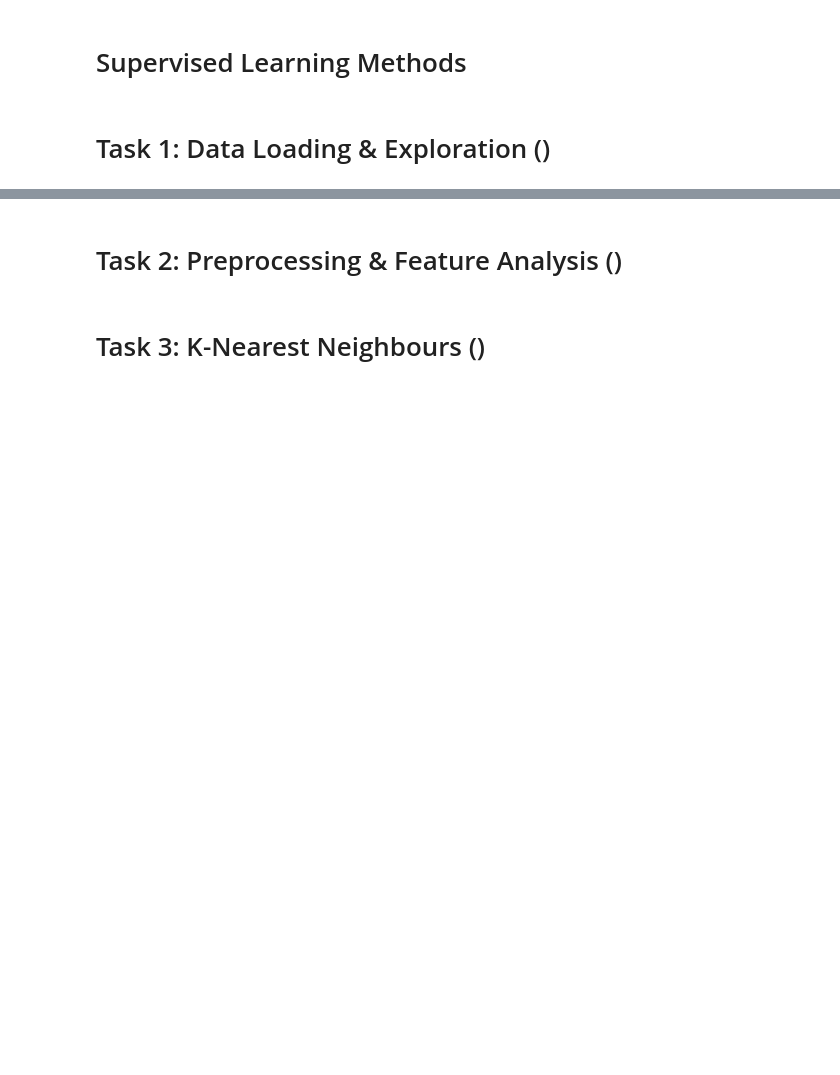
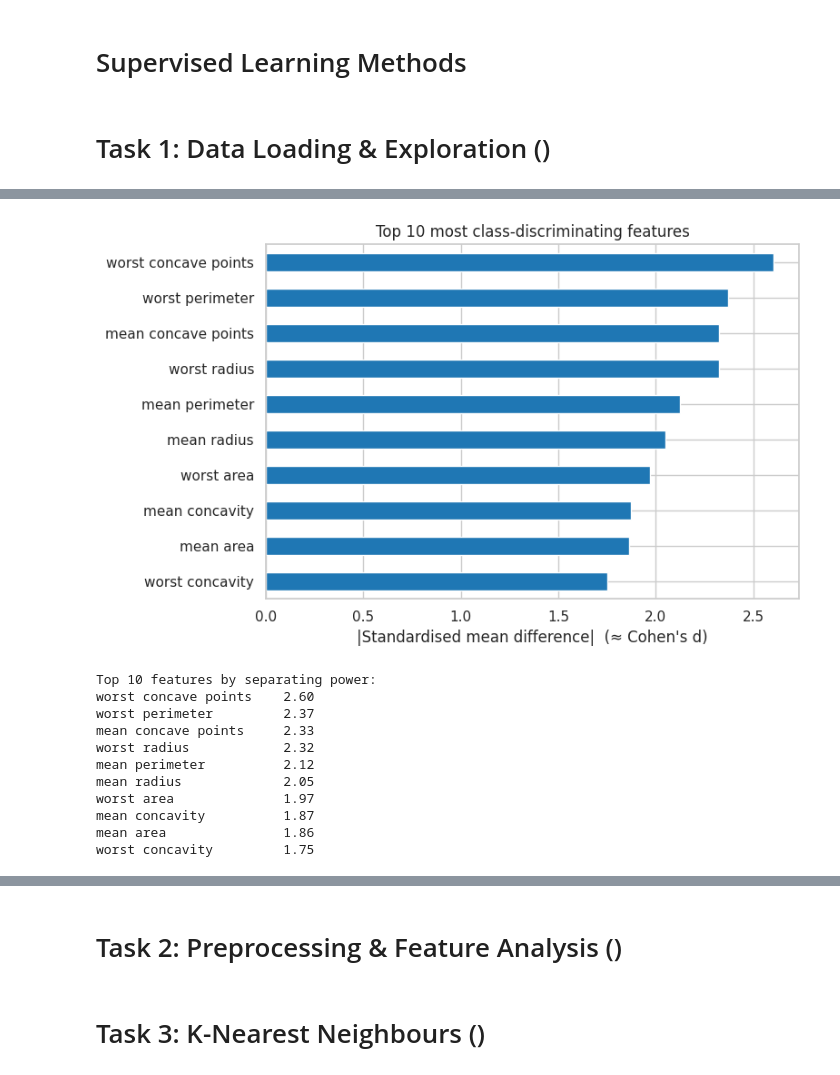
Before and after one commit to harasarahh/machine-learning-projects, a Jupyter notebook: SupervisedLearning/ML_assignment2.ipynb, the cells around one changed output, grey strips where cells are left out. Saved outputs shown, nothing was run; the diff lists cells and outputs as text; code cells hidden in the pictures; blank space fills up the shorter version.

```diff
--- a/SupervisedLearning/ML_assignment2.ipynb
+++ b/SupervisedLearning/ML_assignment2.ipynb
@@ -6,0 +136,36 @@
+# %%
+#we look (objectibly) what variables distinguish better both classes (malignant-benign)
+def standardised_mean_diff(x, group): #cohen's d
+    g0 = x[group == 0]
+    g1 = x[group == 1]
+    pooled_std = np.sqrt((g0.var(ddof=1) + g1.var(ddof=1)) / 2)
+    if pooled_std == 0:
+        return 0.0
+    return (g0.mean() - g1.mean()) / pooled_std
+
+smd = X.apply(lambda col: standardised_mean_diff(col, y)) #apply for every colum
+smd_sorted = smd.abs().sort_values(ascending=False)
+
+top10 = smd_sorted.head(10)
+fig, ax = plt.subplots(figsize=(8, 5))
+top10.iloc[::-1].plot(kind='barh', color='#1f77b4', ax=ax)
+ax.set_xlabel("|Standardised mean difference|  (≈ Cohen's d)")
+ax.set_title('Top 10 most class-discriminating features')
+plt.tight_layout()
+plt.show()
+
+print('Top 10 features by separating power:')
+print(top10.round(2).to_string())
+# %% [output]
+[figure, added]
+Top 10 features by separating power:
+worst concave points    2.60
+worst perimeter         2.37
+mean concave points     2.33
+worst radius            2.32
+mean perimeter          2.12
+mean radius             2.05
+worst area              1.97
+mean concavity          1.87
+mean area               1.86
+worst concavity         1.75
```
Also changed, not shown: parts of 7 cells of this notebook.
